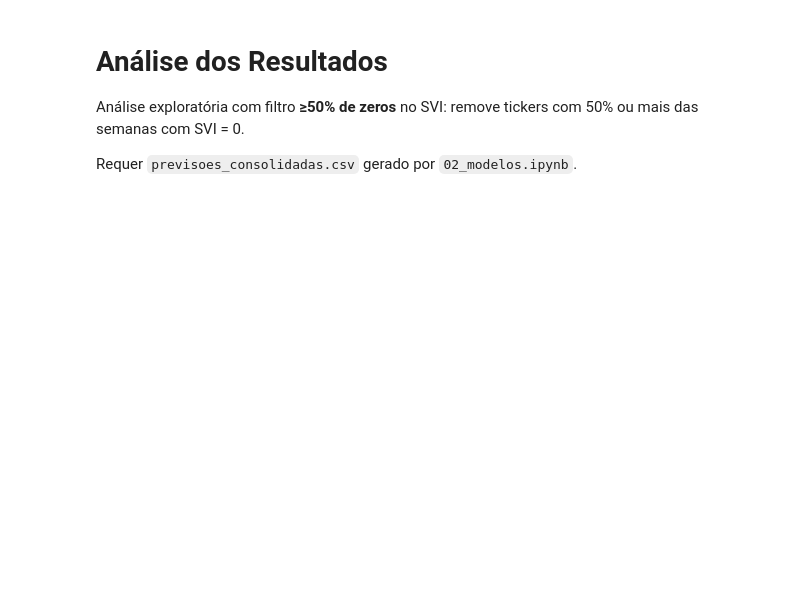
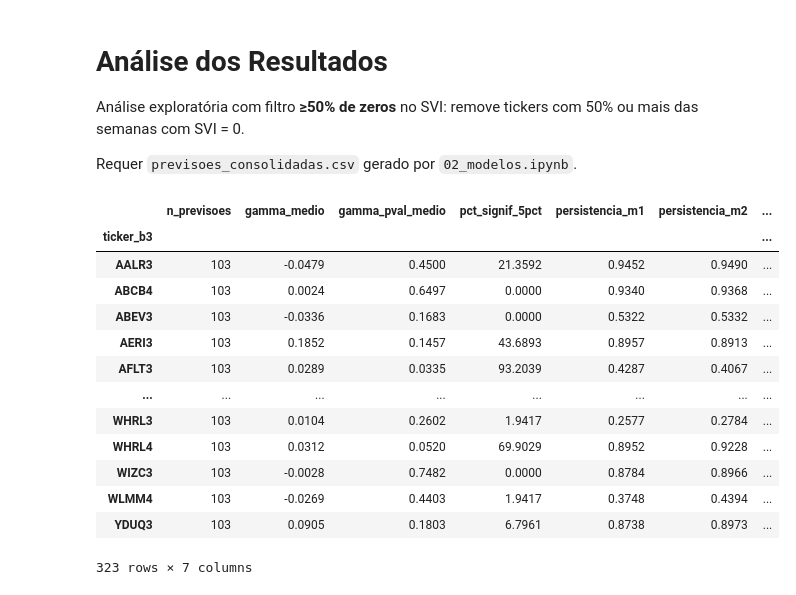
Before and after one commit to bruno-ritter/brazilain_stock_volatility_and_google_trends, a Jupyter notebook: 03_analise_resultados.ipynb, the cells around one changed output. Drawn from its saved outputs; the diff is of its cells as text; code cells hidden in the pictures; blank space fills up the shorter version.

```diff
--- a/03_analise_resultados.ipynb
+++ b/03_analise_resultados.ipynb
@@ -32,8 +32,27 @@ df_trends       = pd.read_csv(CAMINHO + "google_trends_svi.csv",     parse_dates
 # %%
 # ── Proporção de zeros no SVI ─────────────────────────────────────
 zeros_pct = df_trends.groupby("ticker_b3")["svi"].apply(lambda x: (x == 0).mean())
 df_resumo_params["svi_zeros_pct"] = zeros_pct.reindex(df_resumo_params.index)
 
+float_cols = df_resumo_params.select_dtypes(include="float").columns
+df_resumo_params[float_cols] = df_resumo_params[float_cols].round(4)
+
+df_resumo_params.to_csv(CAMINHO + "apendice_resumo_params.csv")
 df_resumo_params
+# %% [output]
+|  | n_previsoes | gamma_medio | gamma_pval_medio | pct_signif_5pct | persistencia_m1 | persistencia_m2 | ... |
+| ticker_b3 |  |  |  |  |  |  | ... |
+| AALR3 | 103 | -0.0479 | 0.4500 | 21.3592 | 0.9452 | 0.9490 | ... |
+| ABCB4 | 103 | 0.0024 | 0.6497 | 0.0000 | 0.9340 | 0.9368 | ... |
+| ABEV3 | 103 | -0.0336 | 0.1683 | 0.0000 | 0.5322 | 0.5332 | ... |
+| AERI3 | 103 | 0.1852 | 0.1457 | 43.6893 | 0.8957 | 0.8913 | ... |
+| AFLT3 | 103 | 0.0289 | 0.0335 | 93.2039 | 0.4287 | 0.4067 | ... |
+| ... | ... | ... | ... | ... | ... | ... | ... |
+| WHRL3 | 103 | 0.0104 | 0.2602 | 1.9417 | 0.2577 | 0.2784 | ... |
+| WHRL4 | 103 | 0.0312 | 0.0520 | 69.9029 | 0.8952 | 0.9228 | ... |
+| WIZC3 | 103 | -0.0028 | 0.7482 | 0.0000 | 0.8784 | 0.8966 | ... |
+| WLMM4 | 103 | -0.0269 | 0.4403 | 1.9417 | 0.3748 | 0.4394 | ... |
+| YDUQ3 | 103 | 0.0905 | 0.1803 | 6.7961 | 0.8738 | 0.8973 | ... |
+323 rows × 7 columns
 # %%
 # ── Gráfico comparando as previsões ────────────────────────────────────────────────
```
Also changed, not shown: parts of 1 cell of this notebook, 2 other files.
